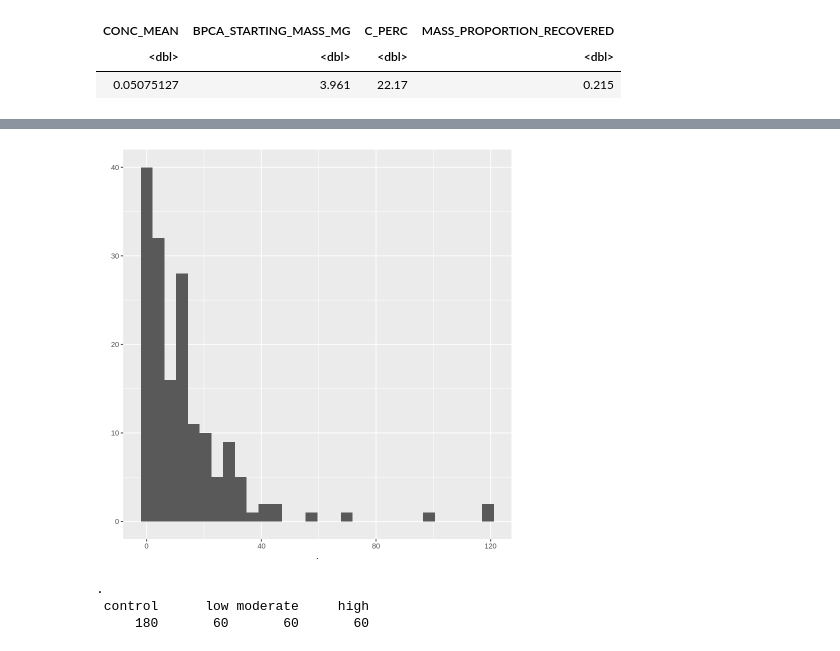
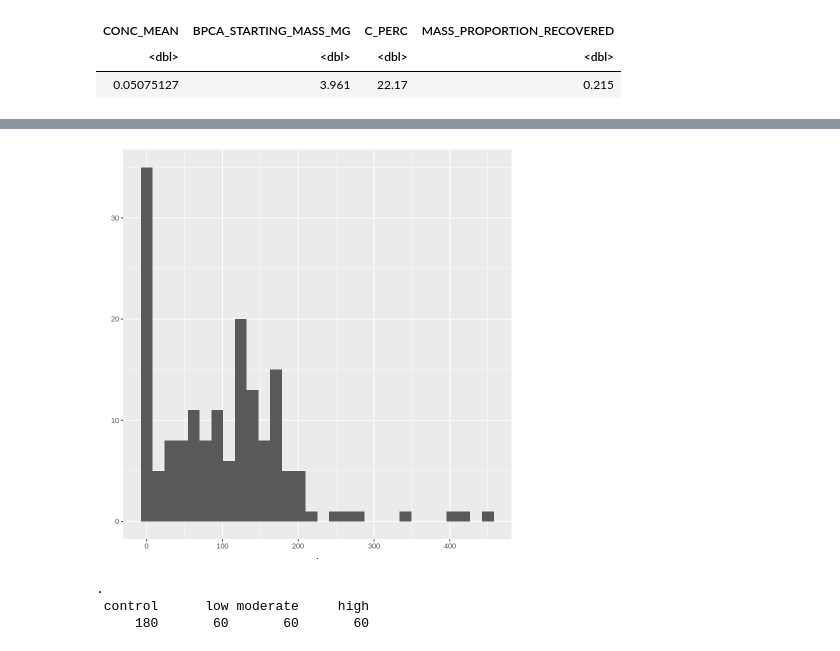
Before and after one commit to hayleypc/BPCA_HFF, a Jupyter notebook: BPCA_analysis_plotting.ipynb, the cells around one changed output, grey strips where cells are left out. Cells and saved outputs as stored; diff of their text form; code cells hidden in the pictures.

```diff
--- a/BPCA_analysis_plotting.ipynb
+++ b/BPCA_analysis_plotting.ipynb
@@ -201,5 +201,5 @@ full_bpca_exp_dt[,exp_group:= SITE %>% gsub('C','',.) %>% substr(1,1)]
 # %%
 #while(TRUE){}
 # %%
-full_bpca_exp_dt$g_PyC_kg_LF_C_soil %>% qplot
+full_bpca_exp_dt$g_PyC_kg_LF_C %>% qplot
 # %% [output]
@@ -206,7 +208,7 @@ full_bpca_exp_dt$g_PyC_kg_LF_C_soil %>% qplot
 `stat_bin()` using `bins = 30`. Pick better value with `binwidth`.
 Warning message:
 “Removed 295 rows containing non-finite values (`stat_bin()`).”
-[figure, old version]
+[figure, new version]
 # %%
 analysis_full_bpca_exp_dt <-
 full_bpca_exp_dt[ACCEPT =='T' &!is.na(DEPTH),list(
```
Also changed, not shown: parts of 27 cells of this notebook.
